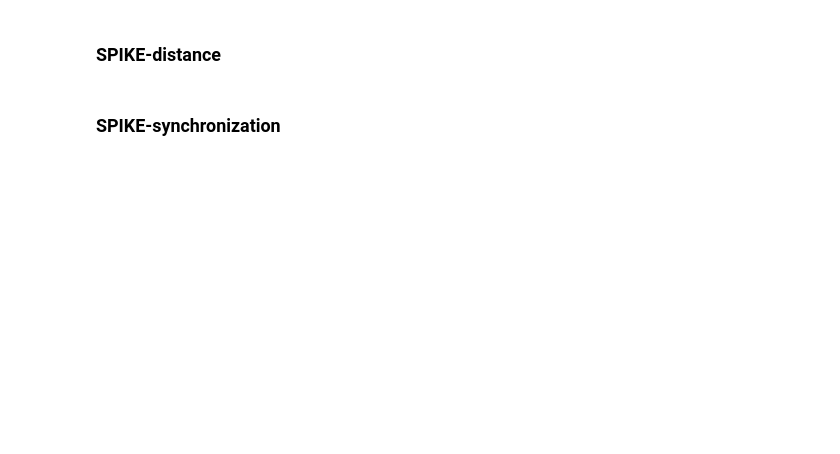
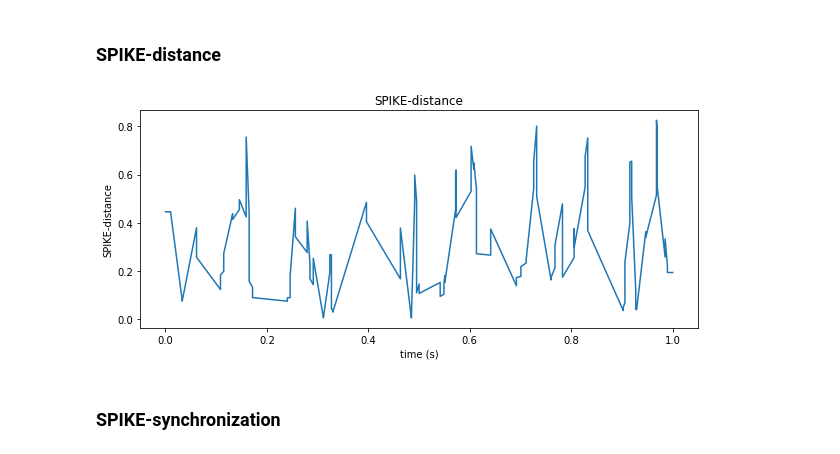
Before and after one commit to mwprestonjr/spike_synchrony, a Jupyter notebook: notebooks/demo_pyspike.ipynb, the cells around one changed output. Saved outputs shown, nothing was run; the diff lists cells and outputs as text; code cells hidden in the pictures; blank space fills up the shorter version.

```diff
--- a/notebooks/demo_pyspike.ipynb
+++ b/notebooks/demo_pyspike.ipynb
@@ -30,4 +61,17 @@ if not os.path.exists(dir_out):
 # %% [markdown]
 ### SPIKE-distance
+# %%
+# compute SPIKE-distance profile
+spike_dist_profile = spk.spike_profile(st1, st2)
+t_spike_distance, spike_distance = spike_dist_profile.get_plottable_data()
+
+# plot
+fig, ax = plt.subplots(figsize=[10,4])
+ax.plot(t_spike_distance, spike_distance)
+ax.set(xlabel="time (s)", ylabel="SPIKE-distance")
+ax.set_title("SPIKE-distance")
+plt.show()
+# %% [output]
+[figure, added]
 # %% [markdown]
 ### SPIKE-synchronization
```
Also changed, not shown: parts of 14 cells of this notebook.
